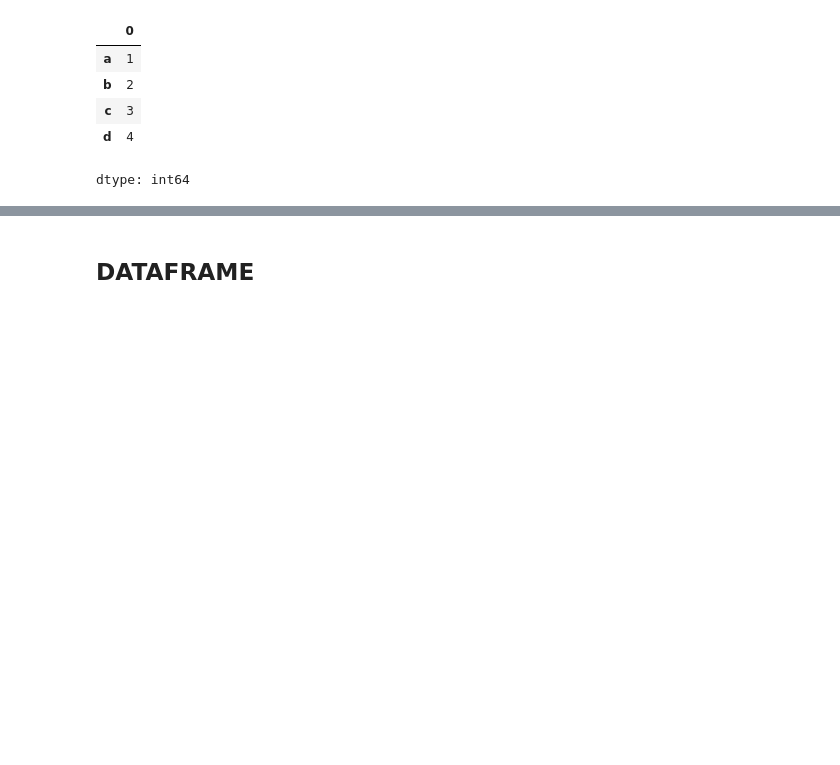
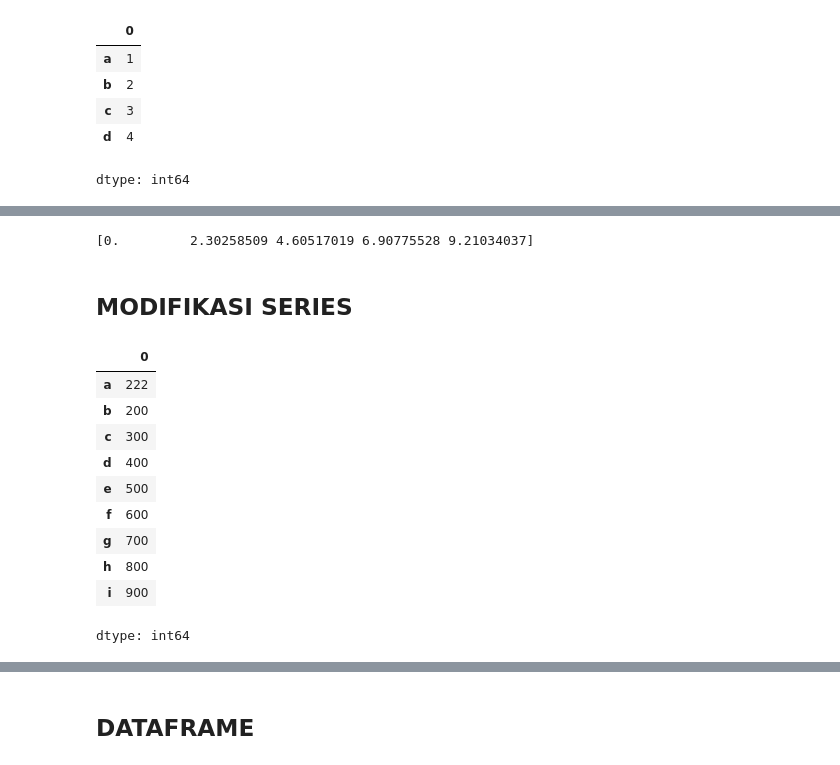
Before and after one commit to DVN111/Data-Analyst-Portfolio, a Jupyter notebook: PANDAS_Learning.ipynb, the cells around one changed output, grey strips where cells are left out. Drawn from its saved outputs; the diff is of its cells as text; code cells hidden in the pictures; blank space fills up the shorter version.

```diff
--- a/PANDAS_Learning.ipynb
+++ b/PANDAS_Learning.ipynb
@@ -86,0 +139,24 @@ dtype: int64
+# %%
+data = np.array([1, 10, 100, 1000, 10000])
+log_data = np.log(data)
+print(log_data)
+# %% [output]
+[0.         2.30258509 4.60517019 6.90775528 9.21034037]
+# %% [markdown]
+## MODIFIKASI SERIES
+# %%
+# Mengubah data pada index spesifik dalam series
+population.loc['a'] = 222
+population
+# %% [output]
+|  | 0 |
+| a | 222 |
+| b | 200 |
+| c | 300 |
+| d | 400 |
+| e | 500 |
+| f | 600 |
+| g | 700 |
+| h | 800 |
+| i | 900 |
+dtype: int64
```
Also changed, not shown: parts of 22 cells of this notebook.
